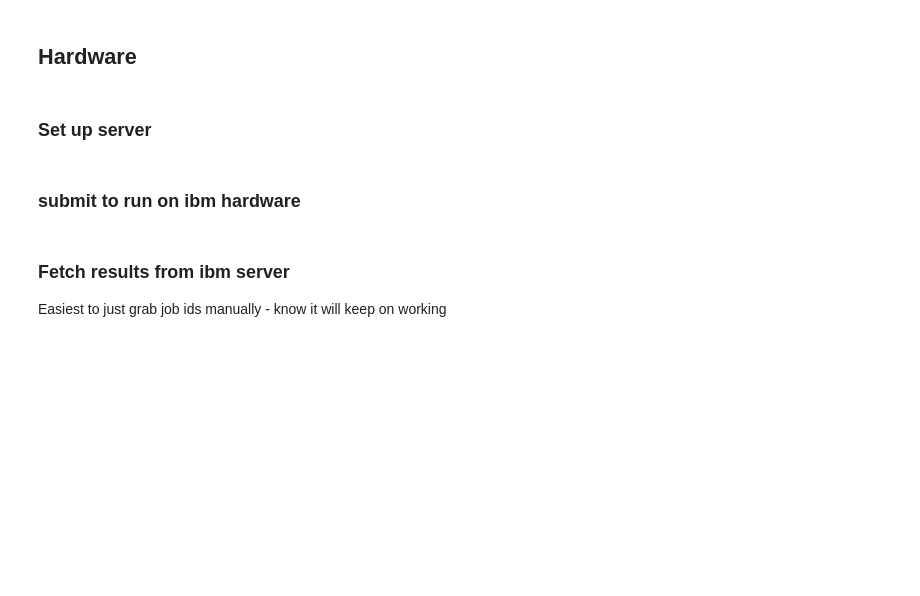
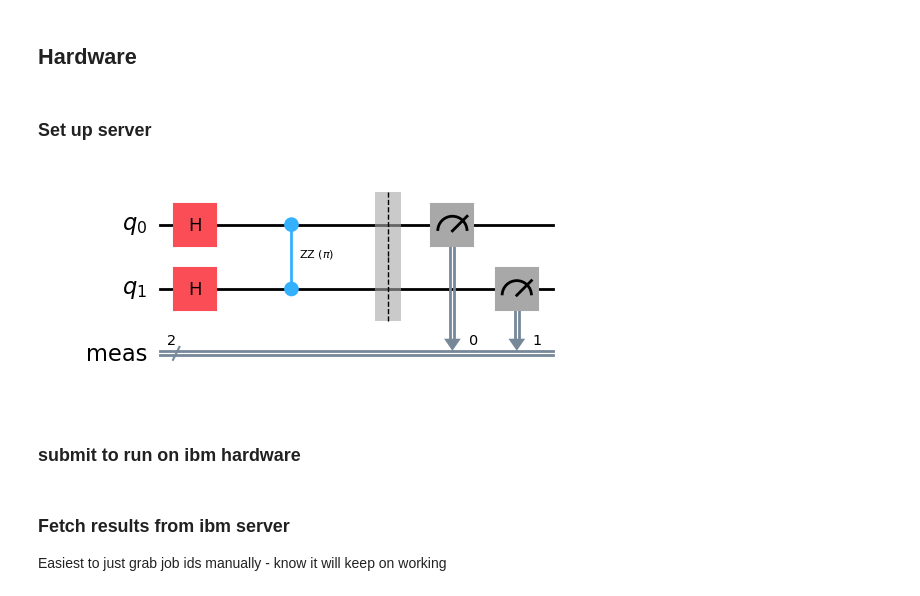
Before and after one commit to Rafe-code/qaoa_err_invest, a Jupyter notebook: error_rzz_by_angle.ipynb, the cells around one changed output. Saved outputs shown, nothing was run; the diff lists cells and outputs as text; code cells hidden in the pictures; blank space fills up the shorter version.

```diff
--- a/error_rzz_by_angle.ipynb
+++ b/error_rzz_by_angle.ipynb
@@ -35,3 +37,8 @@ def make_circuit(gamma):
+# %%
+circ = make_circuit(gamma=np.pi/2)
+circ.draw("mpl")
+# %% [output]
+[figure, added]
 # %% [markdown]
 ### submit to run on ibm hardware
 # %%
```
Also changed, not shown: parts of 21 cells of this notebook, 5 other files.
